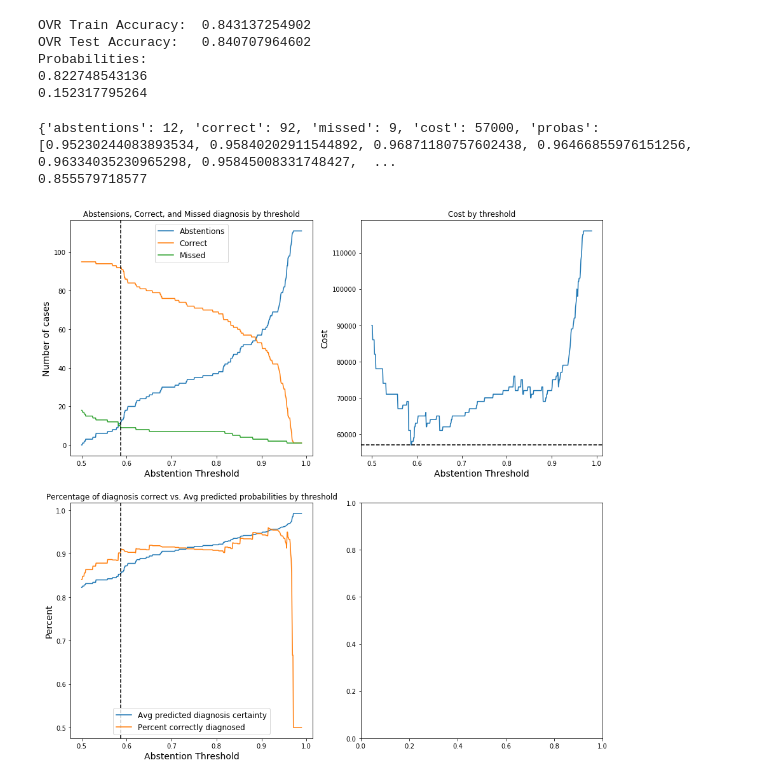
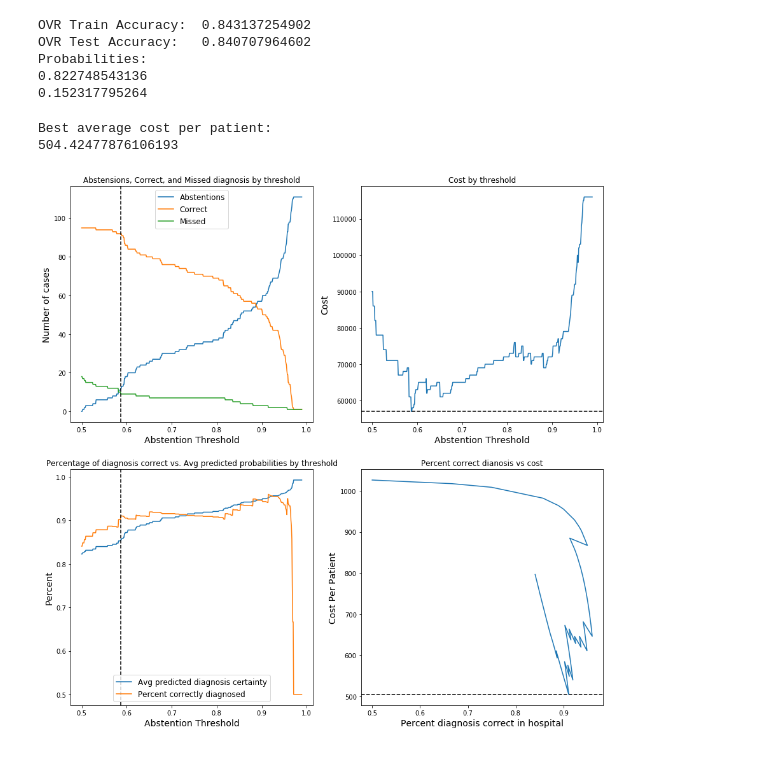
Before and after one commit to REMitchell/CSCIE109A, a Jupyter notebook: hw7/cs109_hw7.ipynb, the cells around one changed output. Cells and saved outputs as stored; diff of their text form; code cells hidden in the pictures.

```diff
--- a/hw7/cs109_hw7.ipynb
+++ b/hw7/cs109_hw7.ipynb
@@ -600,6 +600,7 @@ Probabilities:
 0.822748543136
 0.152317795264
 # %%
+# Function to return stats about model performance at a given abstention threshold
 def calculate_profit(model, X, y, abstain_threshold):
     probas = [np.max(proba) for proba in model.predict_proba(X)]
     predicts = model.predict(X)
@@ -631,38 +632,46 @@ lowest_cost_idx = np.argmin([score['cost'] for score in scores])
 
 fig, ax = plt.subplots(2, 2, figsize=(15, 15))
 
+# Plot various visualizations using the data
 
 ax[0][0].plot(thresholds, [score['abstentions'] for score in scores], label='Abstentions')
 ax[0][0].plot(thresholds, [score['correct'] for score in scores], label='Correct')
 ax[0][0].plot(thresholds, [score['missed'] for score in scores], label='Missed')
 
 ax[0][0].set_title('Abstensions, Correct, and Missed diagnosis by threshold')
 ax[0][0].set_xlabel('Abstention Threshold', fontsize = 14)
 ax[0][0].set_ylabel('Number of cases',   fontsize = 14)
 ax[0][0].legend(fontsize = 12, loc = 'upper center')
 ax[0][0].axvline(x = thresholds[lowest_cost_idx], color='black', linestyle='dashed')
 
 
 ax[0][1].plot(thresholds, [score['cost'] for score in scores])
 ax[0][1].set_title('Cost by threshold')
 ax[0][1].set_xlabel('Abstention Threshold', fontsize = 14)
 ax[0][1].set_ylabel('Cost',   fontsize = 14)
 
 ax[0][1].axhline(y = scores[lowest_cost_idx]['cost'], color='black', linestyle='dashed')
 
 percent_correct = [score['correct']/(score['correct']+score['missed']) for score in scores]
 avg_probas = [np.mean(score['probas']) if score['probas'] else None for score in scores]
 ax[1][0].set_title('Percentage of diagnosis correct vs. Avg predicted probabilities by threshold')
 ax[1][0].plot(thresholds, avg_probas, label='Avg predicted diagnosis certainty')
 ax[1][0].plot(thresholds, percent_correct, label='Percent correctly diagnosed ')
 ax[1][0].set_xlabel('Abstention Threshold', fontsize = 14)
 ax[1][0].set_ylabel('Percent',   fontsize = 14)
 ax[1][0].legend(fontsize = 12, loc = 'lower center')
 ax[1][0].axvline(x = thresholds[lowest_cost_idx], color='black', linestyle='dashed')
-print(scores[lowest_cost_idx])
-print(np.mean(scores[lowest_cost_idx]['probas']))
+
+# Note, this is not an onto function, because both parameters vary with the abstention threshold
+ax[1][1].set_title('Percent correct dianosis vs cost')
+ax[1][1].axhline(y = scores[lowest_cost_idx]['cost']/len(ytest), color='black', linestyle='dashed')
+ax[1][1].set_xlabel('Percent diagnosis correct in hospital', fontsize = 14)
+ax[1][1].set_ylabel('Cost Per Patient',   fontsize = 14)
+ax[1][1].plot(percent_correct, [score['cost']/len(ytest) for score in scores])
+print("Best average cost per patient: ")
+print(scores[lowest_cost_idx]['cost']/len(ytest))
 # %% [output]
-{'abstentions': 12, 'correct': 92, 'missed': 9, 'cost': 57000, 'probas': [0.95230244083893534, 0.95840202911544892, 0.96871180757602438, 0.96466855976151256, 0.96334035230965298, 0.95845008331748427,  ...
-0.855579718577
+Best average cost per patient:
+504.42477876106193
-[figure, old version]
+[figure, new version]
 # %%
```
Also changed, not shown: parts of 12 cells of this notebook.
